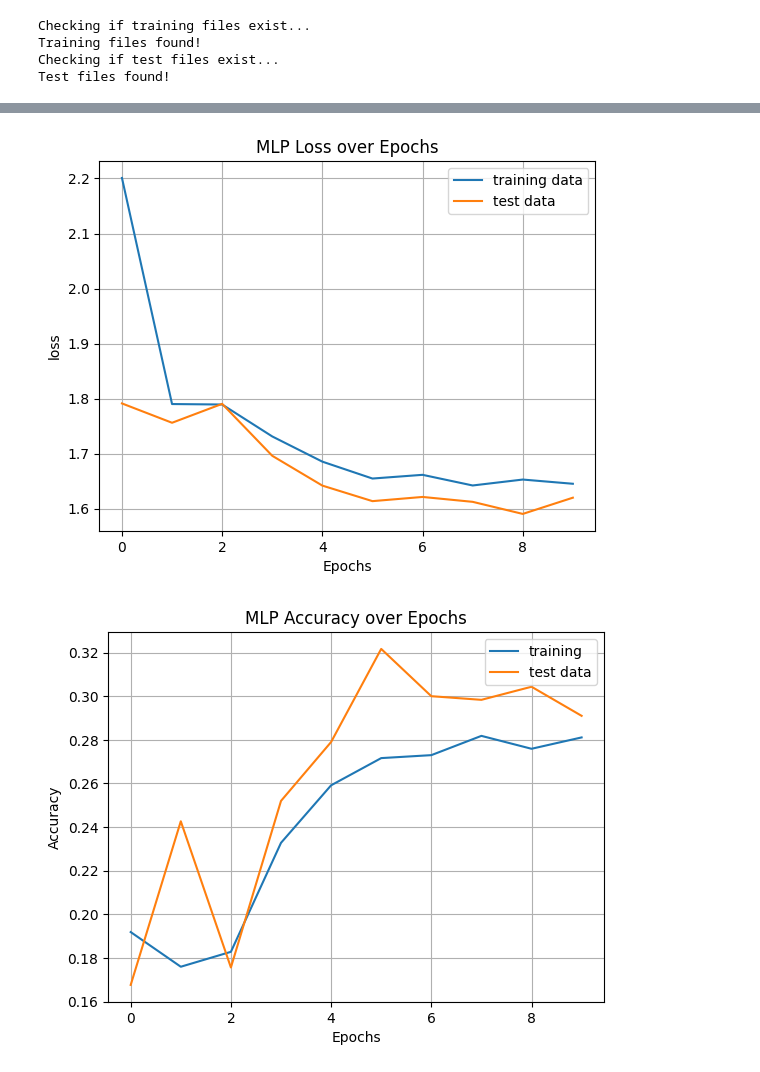
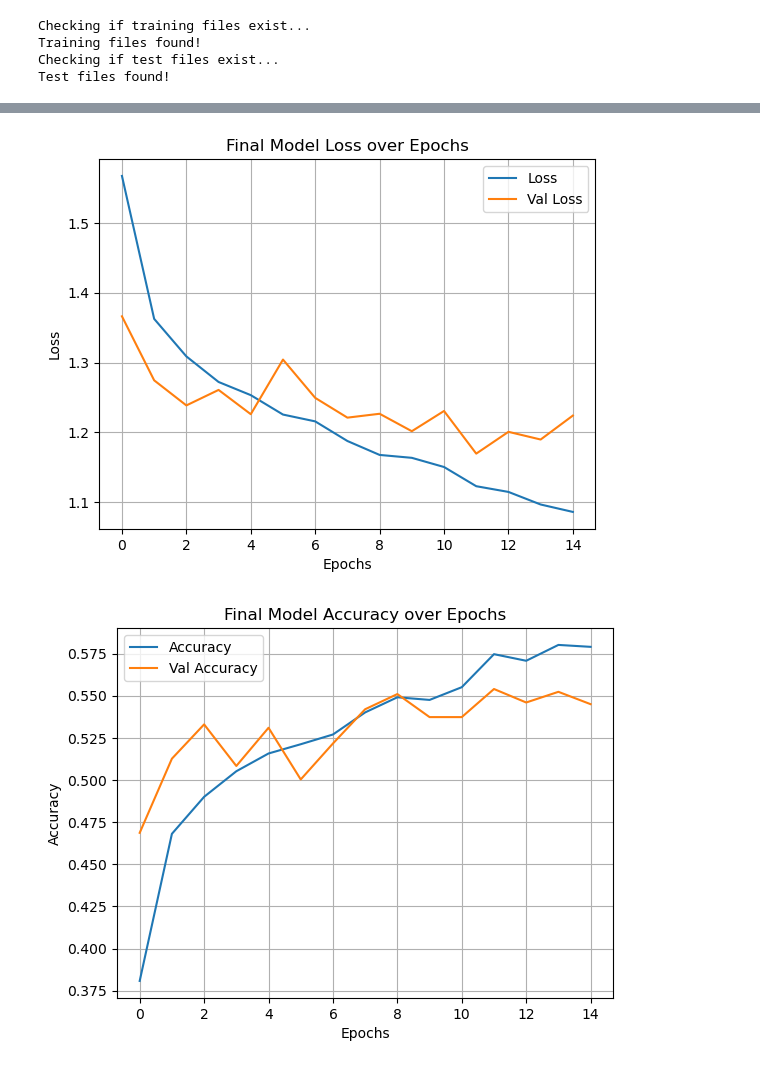
Before and after one commit to Model-28/project, a Jupyter notebook: models/mlp/mlp_nb.ipynb, the cells around one changed output, grey strips where cells are left out. Saved outputs shown, nothing was run; the diff lists cells and outputs as text; code cells hidden in the pictures.

Commit message:
Updated notebook with training sections, accuracy and loss graphs, confusion matrix, and accuracy report

```diff
--- a/models/mlp/mlp_nb.ipynb
+++ b/models/mlp/mlp_nb.ipynb
@@ -60,6 +63,7 @@ Test files found!
 import numpy as np
 from tensorflow.keras.models import Sequential
 from tensorflow.keras.layers import Dense, Dropout
+from tensorflow.keras.optimizers import Adam
 
 #Load datasets from folder and print their shape
 Xtrain,ytrain = np.load(Xtrain_path), np.load(ytrain_path)
@@ -78,18 +82,22 @@ def make_mlp(num_hidden=2,num_neurons=256,lr=0.001,dropout_rate=0.2):
     #Hidden layers, number of neurons decrease by half each layer
     for i in range(num_hidden):
         num_neurons = (num_neurons / 2)
-        model.add(Dense(num_neurons, activation='relu')) #layer two, 128 features from layer one, relu
+        model.add(Dense(num_neurons, activation='relu')) #relu activation
         model.add(Dropout(dropout_rate))
 
     #Final output layer, with y outputs. softmax activator.
-    model.add(Dense(len(np.unique(ytrain)), activation='softmax')) #output layer, using features from y, softmax
+    model.add(Dense(len(np.unique(ytrain)), activation='softmax')) #output layer, using features from y, softmax for multiple classes
 
     #compile the model and get summary
-    model.compile(optimizer='adam',loss='sparse_categorical_crossentropy',metrics=['accuracy'])
-    model.summary()
+    #Adam is used as optimizer for cleaner tuning
+    #Loss is measured as sparse_categorical_crossentropy since data is not one hot encoded
+    #And with multiple classes
+    optimizer = Adam(learning_rate=lr)
+    model.compile(optimizer=optimizer,loss='sparse_categorical_crossentropy',metrics=['accuracy'])
     return model
 
 testModel = make_mlp()
+testModel.summary()
 # %% [output]
 X shape: (14034, 67500) y shape: (14034,)
 Making model
@@ -143,0 +300,6 @@ Epoch 10/10
+# %%
+#Training model_5
+#Epoch size of 15 and batch size of 25
+final_model = make_mlp(dropout_rate=0.1,lr=0.0001)
+print("Fitting final model...")
+hist_final_model= final_model.fit(Xtrain,ytrain,epochs=15,batch_size=25,validation_data=(Xtest,ytest)) #Final model is trained with more epochs and lower batch_size to allow more time for convergence, and lower memory load
@@ -144,24 +324,26 @@ Epoch 10/10
 # %%
-#Plotting the loss
-import matplotlib.pyplot as plt
+#Visualization
+from sklearn.metrics import confusion_matrix, ConfusionMatrixDisplay
 
-plt.plot(model.history['loss'], label='training data')
-plt.plot(model.history['val_loss'], label='test data')
-plt.xlabel('Epochs')
-plt.ylabel('loss')
-plt.title("MLP Loss over Epochs")
+#Plotting loss and validation loss
+plt.plot(hist_final_model.history['loss'], label='Loss')
+plt.plot(hist_final_model.history['val_loss'],label='Val Loss')
+plt.xlabel("Epochs")
+plt.ylabel("Loss")
+plt.title("Final Model Loss over Epochs")
 plt.grid(True)
 plt.legend()
 plt.show()
 
-plt.plot(model.history['accuracy'], label='training')
-plt.plot(model.history['val_accuracy'], label='test data')
-plt.xlabel('Epochs')
-plt.ylabel('Accuracy')
-plt.title("MLP Accuracy over Epochs")
+#Plotting accuracy and validation accuracy
+plt.plot(hist_final_model.history['accuracy'], label='Accuracy')
+plt.plot(hist_final_model.history['val_accuracy'],label='Val Accuracy')
+plt.xlabel("Epochs")
+plt.ylabel("Accuracy")
+plt.title("Final Model Accuracy over Epochs")
 plt.grid(True)
 plt.legend()
 plt.show()
 # %% [output]
-[figure, old version]
+[figure, new version]
-[figure, old version]
+[figure, new version]
```
Also changed, not shown: parts of 13 cells of this notebook.
